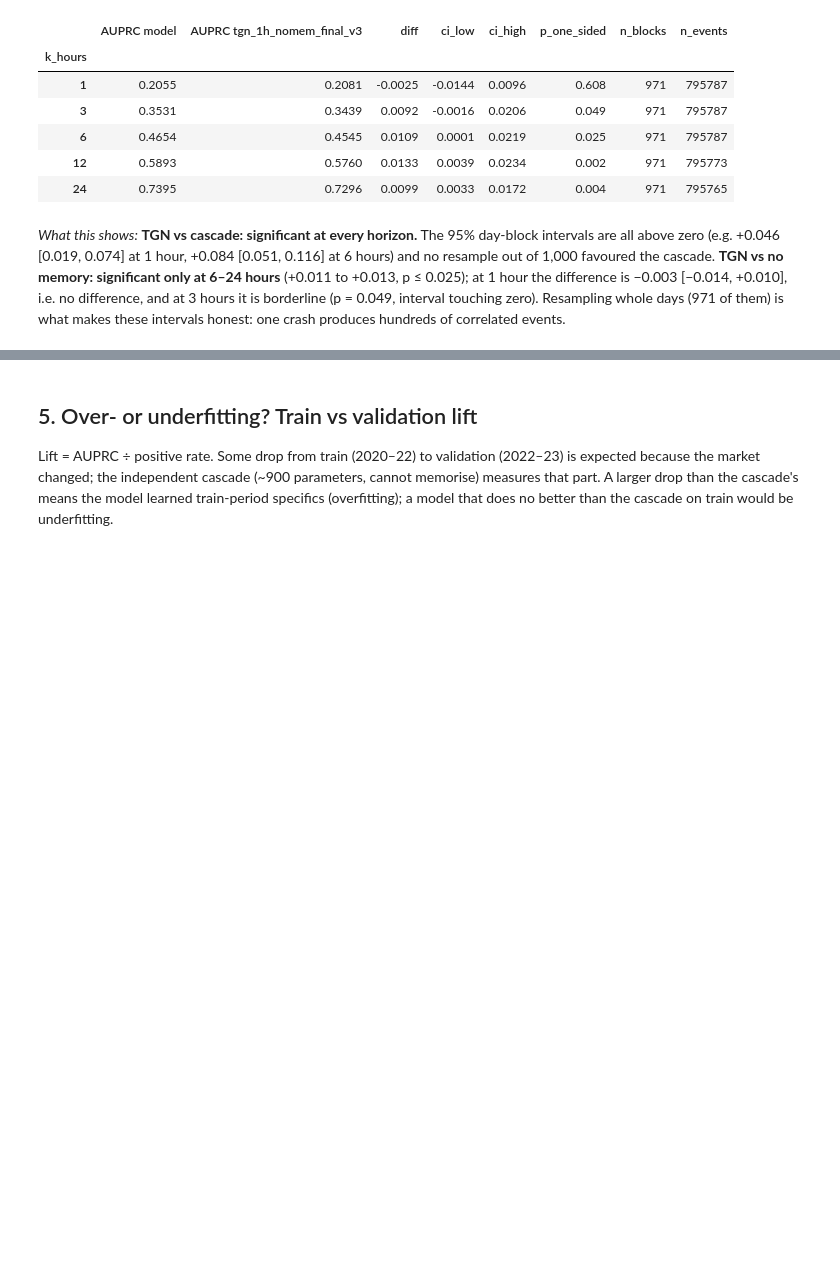
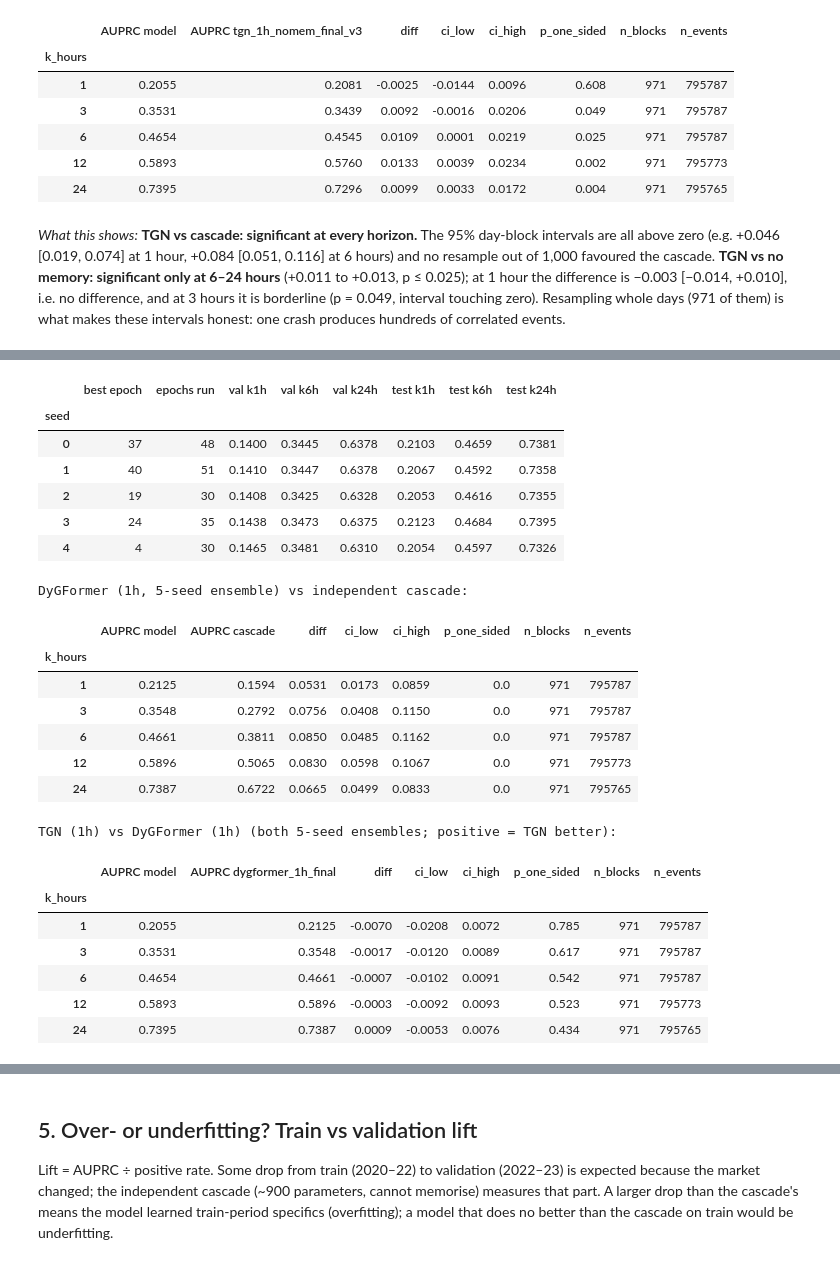
Before and after one commit to da-ksh-esh/CryptoGraph, a Jupyter notebook: notebooks/03_models_vs_baselines.ipynb, the cells around one changed output, grey strips where cells are left out. Cells and saved outputs as stored; diff of their text form; code cells hidden in the pictures; blank space fills up the shorter version.

```diff
--- a/notebooks/03_models_vs_baselines.ipynb
+++ b/notebooks/03_models_vs_baselines.ipynb
@@ -297,0 +311,33 @@ days (971 of them) is what makes these intervals honest: one crash produces hund
+# %%
+dyg = metrics_of("dygformer_1h_final")
+display(pd.DataFrame([{"seed": m["seed"], "best epoch": m["best_epoch"], "epochs run": m["epochs_run"],
+                       **{f"{s} k{k}h": m[f"{s}_auprc_k{k}h"] for s in ("val", "test") for k in (1, 6, 24)}}
+                      for m in dyg]).set_index("seed").round(4))
+print("DyGFormer (1h, 5-seed ensemble) vs independent cascade:")
+display(boot("dygformer_1h_final", "cascade").round(4))
+print("TGN (1h) vs DyGFormer (1h) (both 5-seed ensembles; positive = TGN better):")
+display(boot("tgn_1h_final_v2", "dygformer_1h_final").round(4))
+# %% [output]
+|  | best epoch | epochs run | val k1h | val k6h | val k24h | test k1h | test k6h | test k24h |
+| seed |  |  |  |  |  |  |  |  |
+| 0 | 37 | 48 | 0.1400 | 0.3445 | 0.6378 | 0.2103 | 0.4659 | 0.7381 |
+| 1 | 40 | 51 | 0.1410 | 0.3447 | 0.6378 | 0.2067 | 0.4592 | 0.7358 |
+| 2 | 19 | 30 | 0.1408 | 0.3425 | 0.6328 | 0.2053 | 0.4616 | 0.7355 |
+| 3 | 24 | 35 | 0.1438 | 0.3473 | 0.6375 | 0.2123 | 0.4684 | 0.7395 |
+| 4 | 4 | 30 | 0.1465 | 0.3481 | 0.6310 | 0.2054 | 0.4597 | 0.7326 |
+DyGFormer (1h, 5-seed ensemble) vs independent cascade:
+|  | AUPRC model | AUPRC cascade | diff | ci_low | ci_high | p_one_sided | n_blocks | n_events |
+| k_hours |  |  |  |  |  |  |  |  |
+| 1 | 0.2125 | 0.1594 | 0.0531 | 0.0173 | 0.0859 | 0.0 | 971 | 795787 |
+| 3 | 0.3548 | 0.2792 | 0.0756 | 0.0408 | 0.1150 | 0.0 | 971 | 795787 |
+| 6 | 0.4661 | 0.3811 | 0.0850 | 0.0485 | 0.1162 | 0.0 | 971 | 795787 |
+| 12 | 0.5896 | 0.5065 | 0.0830 | 0.0598 | 0.1067 | 0.0 | 971 | 795773 |
+| 24 | 0.7387 | 0.6722 | 0.0665 | 0.0499 | 0.0833 | 0.0 | 971 | 795765 |
+TGN (1h) vs DyGFormer (1h) (both 5-seed ensembles; positive = TGN better):
+|  | AUPRC model | AUPRC dygformer_1h_final | diff | ci_low | ci_high | p_one_sided | n_blocks | n_events |
+| k_hours |  |  |  |  |  |  |  |  |
+| 1 | 0.2055 | 0.2125 | -0.0070 | -0.0208 | 0.0072 | 0.785 | 971 | 795787 |
+| 3 | 0.3531 | 0.3548 | -0.0017 | -0.0120 | 0.0089 | 0.617 | 971 | 795787 |
+| 6 | 0.4654 | 0.4661 | -0.0007 | -0.0102 | 0.0091 | 0.542 | 971 | 795787 |
+| 12 | 0.5893 | 0.5896 | -0.0003 | -0.0092 | 0.0093 | 0.523 | 971 | 795773 |
+| 24 | 0.7395 | 0.7387 | 0.0009 | -0.0053 | 0.0076 | 0.434 | 971 | 795765 |
```
Also changed, not shown: parts of 20 cells of this notebook, 12 other files.
